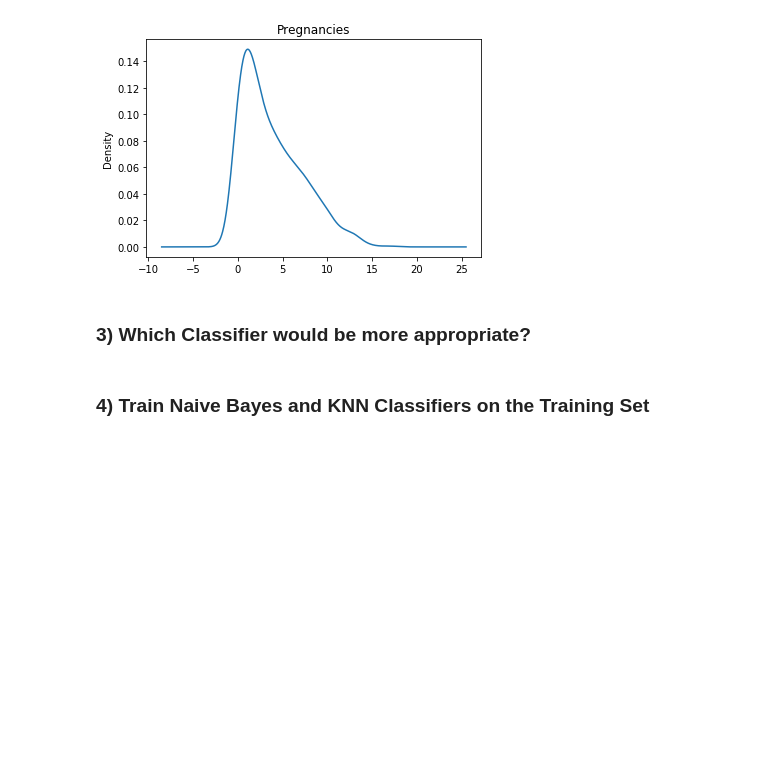
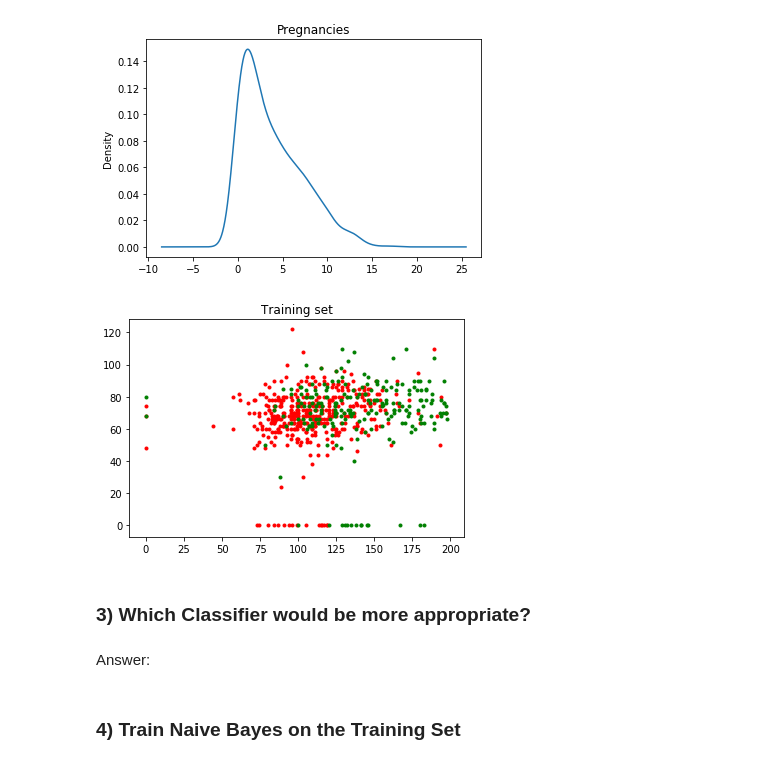
Before and after one commit to VictorCabrejos/DiabetesPrediction, a Jupyter notebook: Diabetes Classifier.ipynb, the cells around one changed output. Drawn from its saved outputs; the diff is of its cells as text; code cells hidden in the pictures; blank space fills up the shorter version.

Commit message:
Updated Naive Bayes

```diff
--- a/Diabetes Classifier.ipynb
+++ b/Diabetes Classifier.ipynb
@@ -108,0 +197,6 @@ print(X_train.shape, X_test.shape, y_train.shape, y_test.shape)
+# %%
+#training and testing set size
+train_size=int(0.80 * df.shape[0])
+
+
+print("Training set size : "+ str(train_size))
@@ -108,0 +205,13 @@ print(X_train.shape, X_test.shape, y_train.shape, y_test.shape)
+# %%
+#Getting features from dataset
+# Return a random sample of items
+# df = df.sample(frac=1)
+
+# Setting up our features first
+# Selecting the columns by their index
+X = df.iloc[:,[1,2,3,4,5,6,7]].values
+
+# Setting up our Targets
+# Selecting the column by its index
+y = df.iloc[:,8].values
+X = X.astype(float)
@@ -108,0 +228,8 @@ print(X_train.shape, X_test.shape, y_train.shape, y_test.shape)
+# %%
+#training dataset split
+X_train=X[0:train_size,:]
+y_train=y[0:train_size]
+
+#testing dataset split
+X_test=X[train_size:,:]
+y_test=y[train_size:]
@@ -122,7 +262,21 @@ df.Pregnancies.plot.kde( legend=False, title='Pregnancies')
 # %% [output]
 <matplotlib.axes._subplots.AxesSubplot at 0x...>
 [figure]
+# %%
+#visualize the training set
+from matplotlib.colors import ListedColormap
+X_set, y_set = X_train, y_train
+for i, j in enumerate(np.unique(y_set)):
+    plt.scatter(X_set[y_set == j, 0], X_set[y_set == j, 1],
+                c = ListedColormap(('red', 'green'))(i), label = j,marker='.')
+plt.title('Training set')
+
+plt.show()
+# %% [output]
+[figure, added]
 # %% [markdown]
 ### 3) Which Classifier would be more appropriate?
+# %% [markdown]
+Answer:
 # %% [markdown]
-### 4) Train Naive Bayes and KNN Classifiers on the Training Set
+### 4) Train Naive Bayes on the Training Set
```
Also changed, not shown: parts of 45 cells of this notebook, 6 other files.
